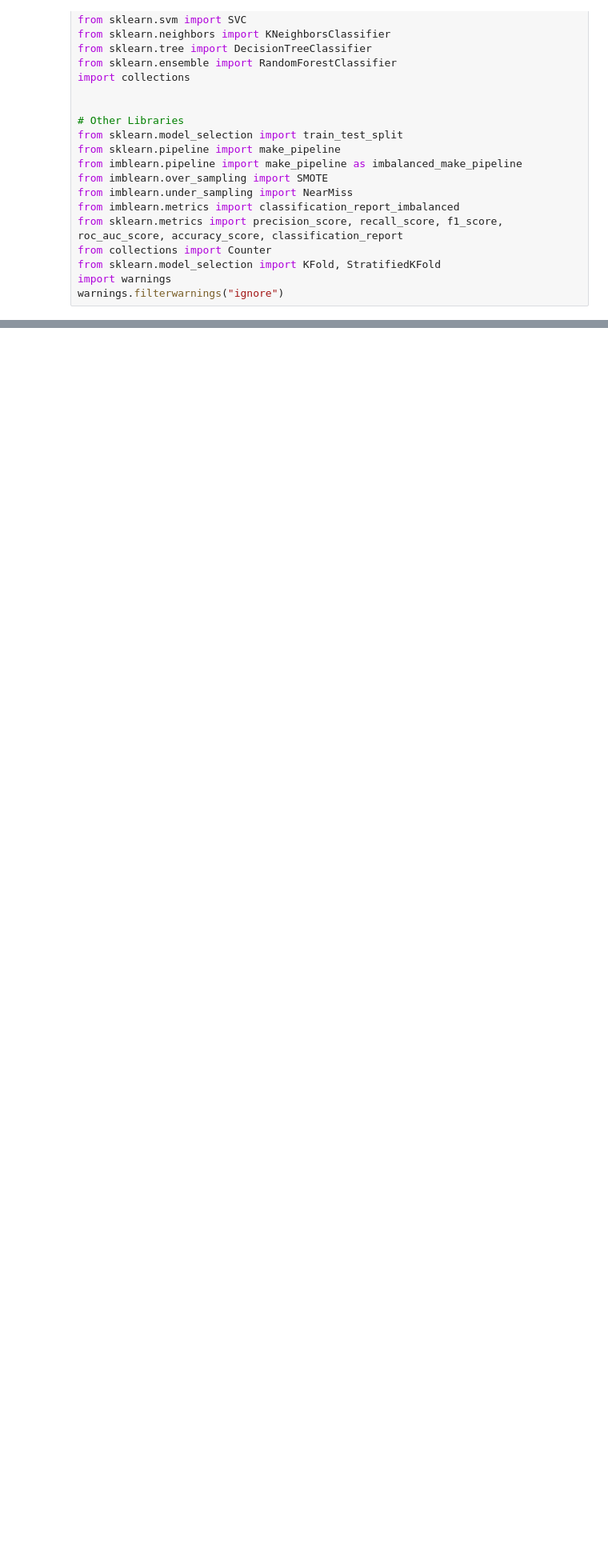
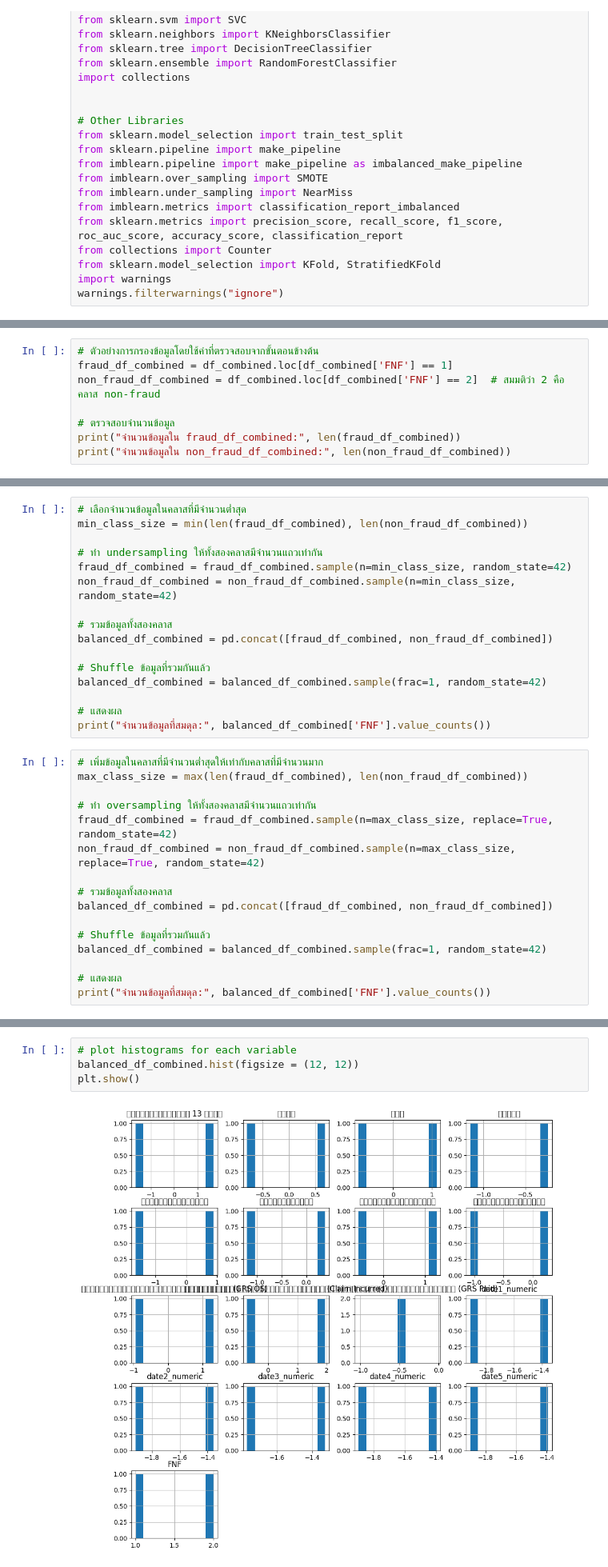
Before and after one commit to Suchada2000/MY-WORK, a Jupyter notebook: Untitled30.ipynb, the cells around one changed output, grey strips where cells are left out. Shown at 80% size. Drawn from its saved outputs; the diff is of its cells as text; blank space fills up the shorter version.

```diff
--- a/Untitled30.ipynb
+++ b/Untitled30.ipynb
@@ -425,0 +582,8 @@ KeyError: 1
+# %%
+# ตัวอย่างการกรองข้อมูลโดยใช้ค่าที่ตรวจสอบจากขั้นตอนข้างต้น
+fraud_df_combined = df_combined.loc[df_combined['FNF'] == 1]
+non_fraud_df_combined = df_combined.loc[df_combined['FNF'] == 2]  # สมมติว่า 2 คือคลาส non-fraud
+
+# ตรวจสอบจำนวนข้อมูล
+print("จำนวนข้อมูลใน fraud_df_combined:", len(fraud_df_combined))
+print("จำนวนข้อมูลใน non_fraud_df_combined:", len(non_fraud_df_combined))
@@ -425,0 +593,32 @@ KeyError: 1
+# %%
+# เลือกจำนวนข้อมูลในคลาสที่มีจำนวนต่ำสุด
+min_class_size = min(len(fraud_df_combined), len(non_fraud_df_combined))
+
+# ทำ undersampling ให้ทั้งสองคลาสมีจำนวนแถวเท่ากัน
+fraud_df_combined = fraud_df_combined.sample(n=min_class_size, random_state=42)
+non_fraud_df_combined = non_fraud_df_combined.sample(n=min_class_size, random_state=42)
+
+# รวมข้อมูลทั้งสองคลาส
+balanced_df_combined = pd.concat([fraud_df_combined, non_fraud_df_combined])
+
+# Shuffle ข้อมูลที่รวมกันแล้ว
+balanced_df_combined = balanced_df_combined.sample(frac=1, random_state=42)
+
+# แสดงผล
+print("จำนวนข้อมูลที่สมดุล:", balanced_df_combined['FNF'].value_counts())
+# %%
+# เพิ่มข้อมูลในคลาสที่มีจำนวนต่ำสุดให้เท่ากับคลาสที่มีจำนวนมาก
+max_class_size = max(len(fraud_df_combined), len(non_fraud_df_combined))
+
+# ทำ oversampling ให้ทั้งสองคลาสมีจำนวนแถวเท่ากัน
+fraud_df_combined = fraud_df_combined.sample(n=max_class_size, replace=True, random_state=42)
+non_fraud_df_combined = non_fraud_df_combined.sample(n=max_class_size, replace=True, random_state=42)
+
+# รวมข้อมูลทั้งสองคลาส
+balanced_df_combined = pd.concat([fraud_df_combined, non_fraud_df_combined])
+
+# Shuffle ข้อมูลที่รวมกันแล้ว
+balanced_df_combined = balanced_df_combined.sample(frac=1, random_state=42)
+
+# แสดงผล
+print("จำนวนข้อมูลที่สมดุล:", balanced_df_combined['FNF'].value_counts())
@@ -425,0 +753,6 @@ KeyError: 1
+# %%
+# plot histograms for each variable
+balanced_df_combined.hist(figsize = (12, 12))
+plt.show()
+# %% [output]
+[figure, added]
```
Also changed, not shown: parts of 77 cells of this notebook.
